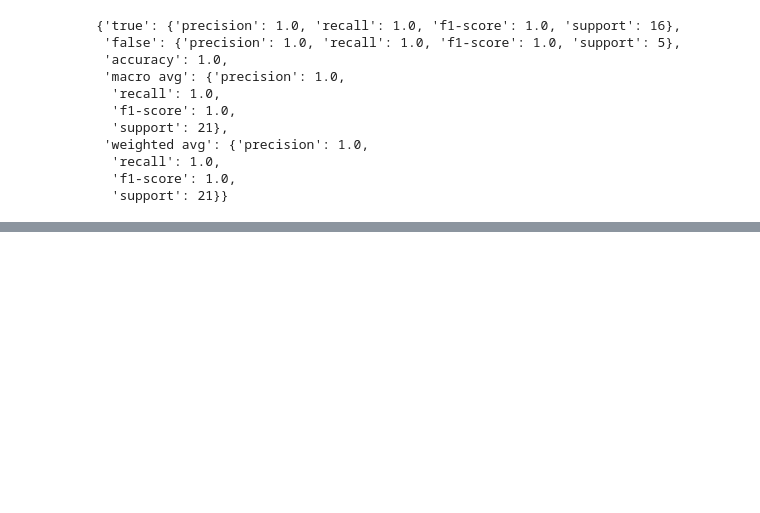
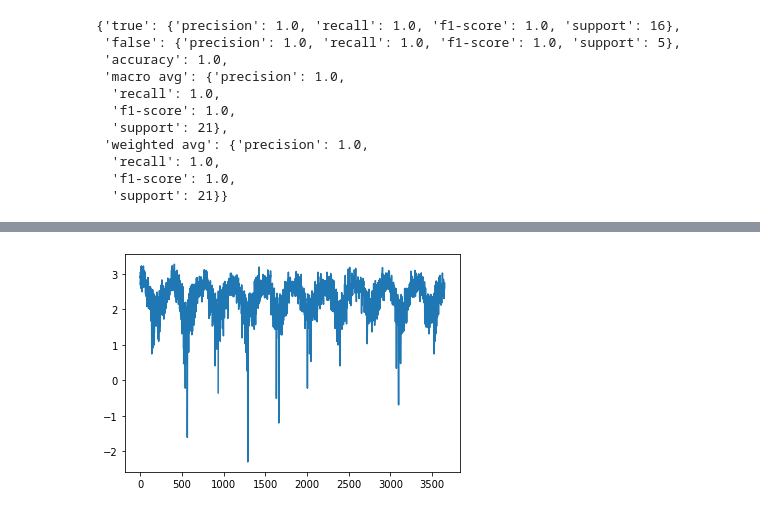
Before and after one commit to kingyebin/PeerReview, a Jupyter notebook: mini_quest_240228/do_it.ipynb, the cells around one changed output, grey strips where cells are left out. Drawn from its saved outputs; the diff is of its cells as text; code cells hidden in the pictures; blank space fills up the shorter version.

```diff
--- a/mini_quest_240228/Untitled.ipynb
+++ b/mini_quest_240228/do_it.ipynb
@@ -351,0 +381,4 @@ classification_report(y_test, xgb_clf.predict(comprehensive_features_test), targ
+# %%
+# 로그 변환
+tf_tp = np.log(tp)
+tf_tp
@@ -351,0 +399,6 @@ classification_report(y_test, xgb_clf.predict(comprehensive_features_test), targ
+# %%
+plt.figure()
+plt.plot(tf_tp)
+plt.show()
+# %% [output]
+[figure, added]
```
Also changed, not shown: parts of 16 cells of this notebook.
